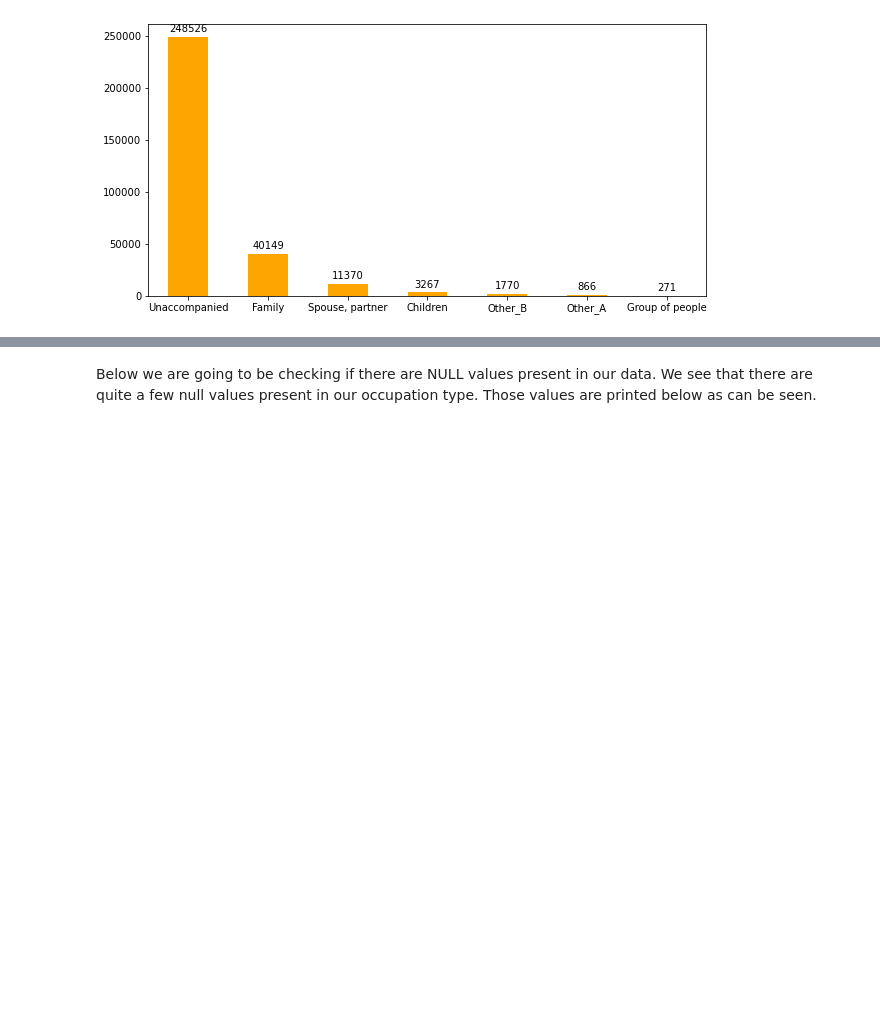
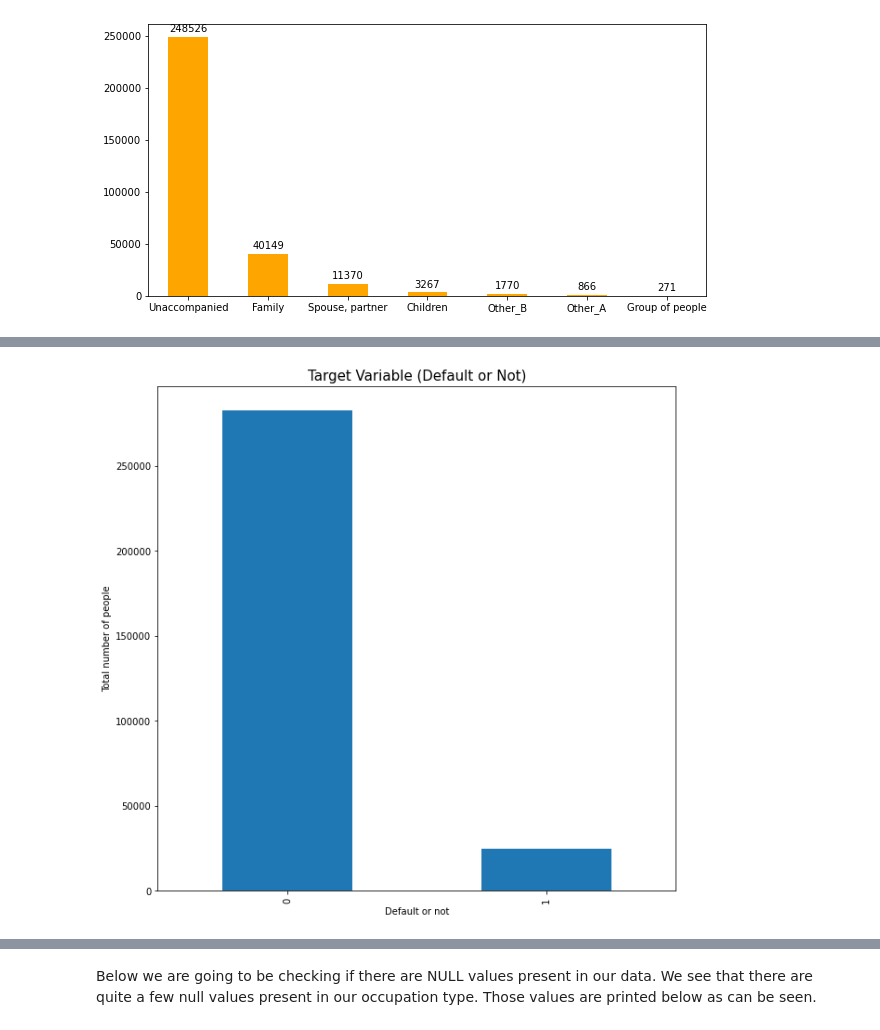
Before and after one commit to suhasmaddali/Predicting-Loan-Default-Using-Machine-Learning, a Jupyter notebook: Home Credit Python Prediction.ipynb, the cells around one changed output, grey strips where cells are left out. Drawn from its saved outputs; the diff is of its cells as text; code cells hidden in the pictures; blank space fills up the shorter version.

```diff
--- a/Home Credit Python Prediction.ipynb
+++ b/Home Credit Python Prediction.ipynb
@@ -89,0 +106,9 @@ plt.show()
+# %%
+plt.figure(figsize = (10, 10))
+plt.title("Target Variable (Default or Not)", fontsize = 15)
+plt.xlabel("Default or not")
+plt.ylabel("Total number of people")
+df_train['TARGET'].value_counts().plot(kind = 'bar')
+plt.show()
+# %% [output]
+[figure, added]
```
Also changed, not shown: parts of 38 cells of this notebook.
